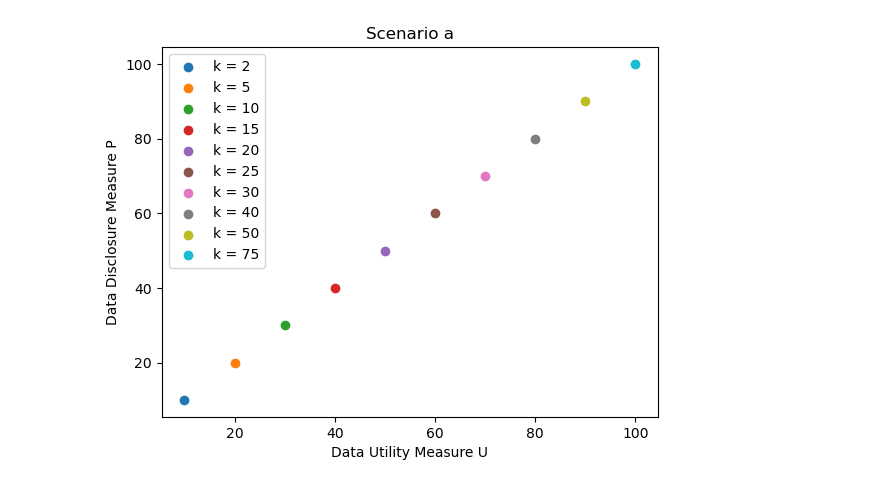
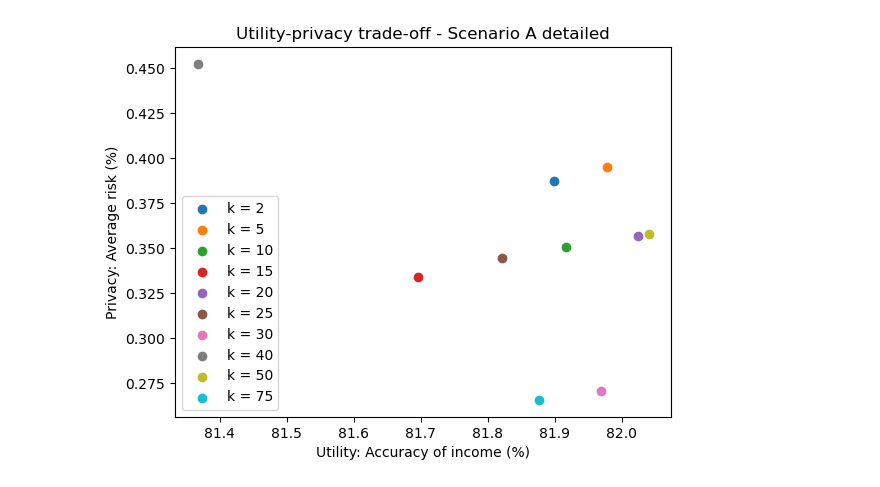
Before and after one commit to basekkelenkamp/taxonomy_tree_creator, a Jupyter notebook: 3_5 visualization utility-privacy trade-off.ipynb, the cells around one changed output. Cells and saved outputs as stored; diff of their text form; code cells hidden in the pictures.

Commit message:
Code and render: Utility-privacy trade-off - Scenario A detailed.png Utility-privacy trade-off

```diff
--- a/3_5 visualization utility-privacy trade-off.ipynb
+++ b/3_5 visualization utility-privacy trade-off.ipynb
@@ -1,18 +0,0 @@
-# %%
-import matplotlib.pyplot as plt
-
-# Scenario a
-k_values = [2, 5, 10, 15, 20, 25, 30, 40, 50, 75]
-U_values_a = [10, 20, 30, 40, 50, 60, 70, 80, 90, 100]
-P_values_a = [10, 20, 30, 40, 50, 60, 70, 80, 90, 100]
-
-fig, ax = plt.subplots()
-ax.scatter(U_values_a, P_values_a)
-
-for i, txt in enumerate(k_values):
-    ax.annotate(f"k{txt}", (U_values_a[i], P_values_a[i]))
-
-plt.xlabel('Data Utility Measure U')
-plt.ylabel('Data Disclosure Measure P')
-plt.title('Scenario a DERP')
-plt.show()
@@ -21,20 +1,42 @@ plt.show()
 # %%
 import matplotlib.pyplot as plt
 
 # Scenario a
-k_values = [2, 5, 10, 15, 20, 25, 30, 40, 50, 75]
-U_values_a = [10, 20, 30, 40, 50, 60, 70, 80, 90, 100]
-P_values_a = [10, 20, 30, 40, 50, 60, 70, 80, 90, 100]
+k_values =      [2, 5, 10, 15, 20, 25, 30, 40, 50, 75]
+U_values_a =   [81.89859,
+                81.97844,
+                81.91702,
+                81.69589,
+                82.02451,
+                81.82181,
+                81.96923,
+                81.36728,
+                82.03986,
+                81.87709]
+P_values_a =   [0.38725,
+                0.39511,
+                0.35058,
+                0.33422,
+                0.35679,
+                0.34434,
+                0.27091,
+                0.45238,
+                0.35811,
+                0.26577]
 
 fig, ax = plt.subplots()
+
+title = "Utility-privacy trade-off - Scenario A detailed"
 
 for i, k in enumerate(k_values):
     ax.scatter(U_values_a[i], P_values_a[i], label = f'k = {k}')
 
-plt.xlabel('Data Utility Measure U')
-plt.ylabel('Data Disclosure Measure P')
-plt.title('Scenario a')
-plt.legend()
+plt.xlabel('Utility: Accuracy of income (%)')
+plt.ylabel('Privacy: Average risk (%)')
+plt.title(title)
+# plt.legend()
+ax.legend(loc='center left', bbox_to_anchor=(1, 0.5))
+plt.savefig(f"output-data/{title}.png", dpi = 150, bbox_inches='tight')
 plt.show()
 # %% [output]
-[figure, old version]
+[figure, new version]
```
Also changed, not shown: parts of 2 cells of this notebook, 2 other files.
